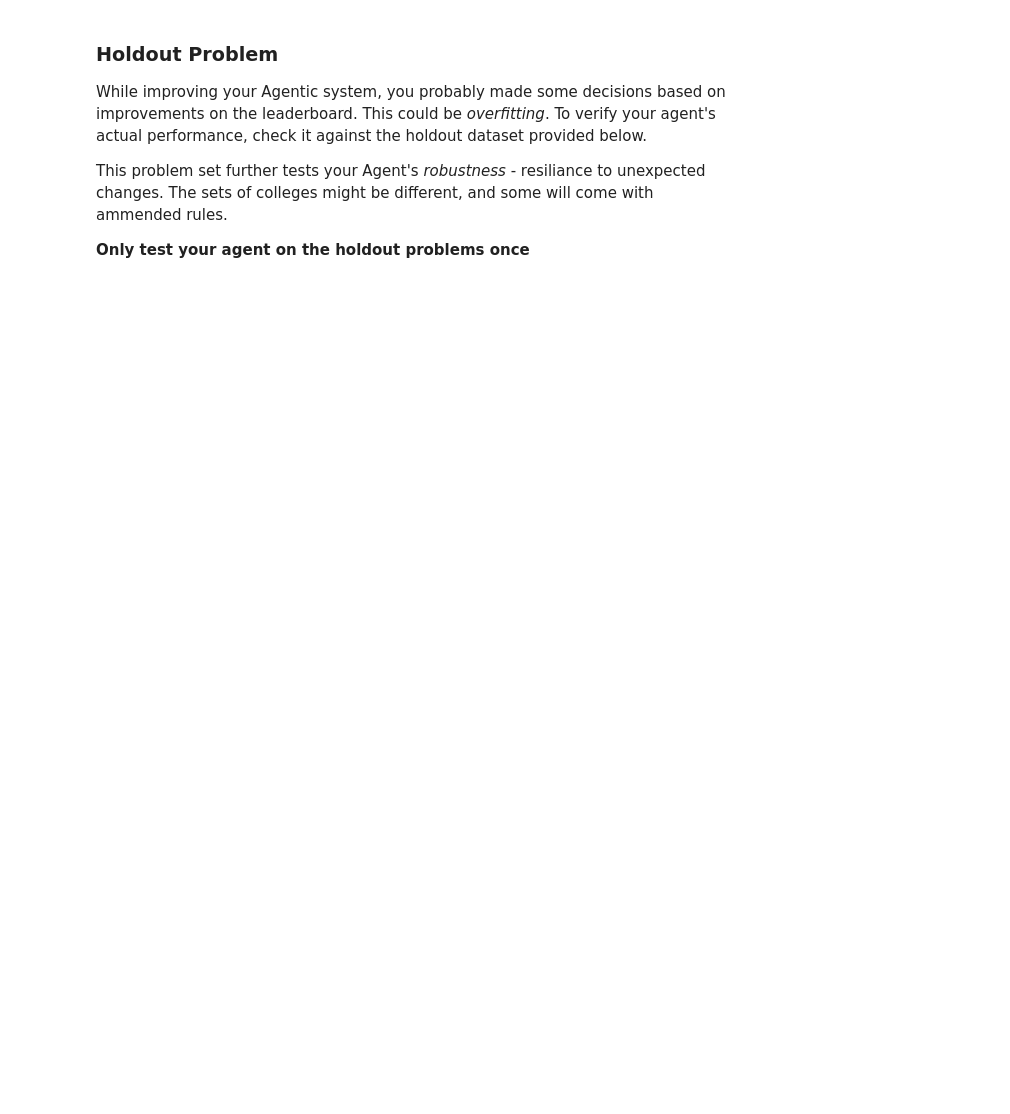
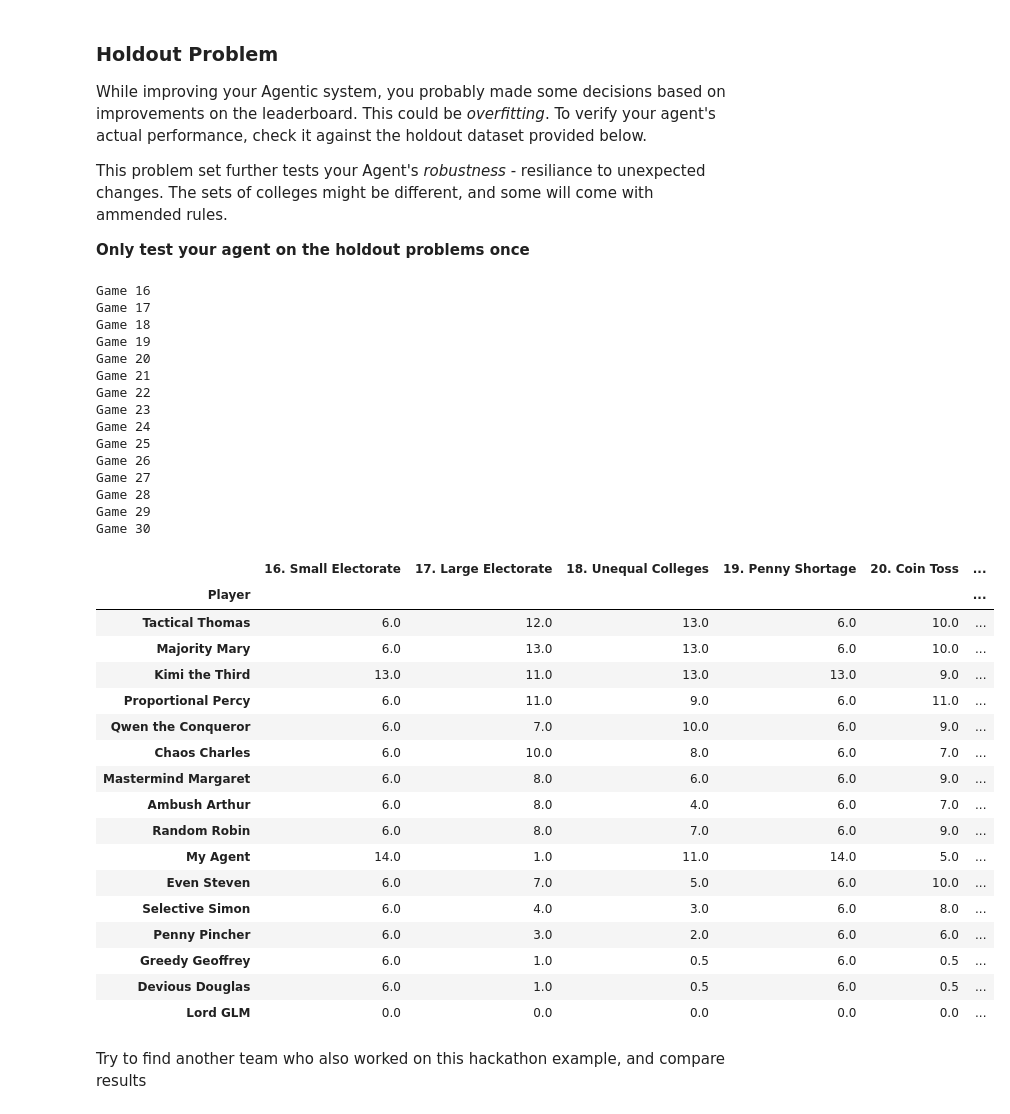
Before and after one commit to acceleratescience/hands-on-agentic-ai, a Jupyter notebook: hackathon/blotto.ipynb, the cells around one changed output. Saved outputs shown, nothing was run; the diff lists cells and outputs as text; code cells hidden in the pictures; blank space fills up the shorter version.

```diff
--- a/hackathon/blotto.ipynb
+++ b/hackathon/blotto.ipynb
@@ -197,3 +231,82 @@ While improving your Agentic system, you probably made some decisions based on i
 This problem set further tests your Agent's *robustness* - resiliance to unexpected changes. The sets of colleges might be different, and some will come with ammended rules.
 
 **Only test your agent on the holdout problems once**
+# %%
+import json
+import pandas as pd
+from pathlib import Path
+
+results = {}
+
+for game_file in sorted((p for p in Path("blotto").glob("game_*.json") if int(p.stem.split("_")[-1]) > 15), key=lambda p: int(p.stem.split("_")[-1])):
+    number = game_file.stem.split("_")[-1]
+    print(f'Game {number}')
+    players_file = game_file.with_name(f"players_{number}.json")
+    if not players_file.exists():
+        continue
+
+    game = json.loads(game_file.read_text())
+    players = json.loads(players_file.read_text())
+    exec(game["evaluation_function"], globals())
+
+    players["My Agent"] = my_agent(f"game_{number}")
+    scores = {name: 0.0 for name in players}
+
+    for name1, allocation1 in players.items():
+        for name2, allocation2 in players.items():
+            if name1 == name2:
+                continue
+            scores[name1] += evaluate(allocation1, allocation2, game["college_fellows"])
+
+    results[f"{number}. {game['name']}"] = scores
+
+df = pd.DataFrame(results).fillna(0)
+df["Total"] = df.sum(axis=1)
+df = df.sort_values("Total", ascending=False)
+df.index.name = "Player"
+
+display(
+    df.style.format("{:.1f}")
+    .apply(lambda row: ["color: red; font-weight: bold" if row.name == "My Agent" else "" for _ in row], axis=1)
+    .map_index(lambda x: "color: red; font-weight: bold" if x == "My Agent" else "", axis=0)
+    .set_table_styles([
+        {"selector": "th.col_heading", "props": [("writing-mode", "vertical-rl"), ("transform", "rotate(180deg)"), ("height", "180px"), ("vertical-align", "bottom"), ("white-space", "nowrap")]},
+        {"selector": "td", "props": [("min-width", "45px"), ("text-align", "center")]}
+    ])
+)
+# %% [output]
+Game 16
+Game 17
+Game 18
+Game 19
+Game 20
+Game 21
+Game 22
+Game 23
+Game 24
+Game 25
+Game 26
+Game 27
+Game 28
+Game 29
+Game 30
+|  | 16. Small Electorate | 17. Large Electorate | 18. Unequal Colleges | 19. Penny Shortage | 20. Coin Toss | ... |
+| Player |  |  |  |  |  | ... |
+| Tactical Thomas | 6.0 | 12.0 | 13.0 | 6.0 | 10.0 | ... |
+| Majority Mary | 6.0 | 13.0 | 13.0 | 6.0 | 10.0 | ... |
+| Kimi the Third | 13.0 | 11.0 | 13.0 | 13.0 | 9.0 | ... |
+| Proportional Percy | 6.0 | 11.0 | 9.0 | 6.0 | 11.0 | ... |
+| Qwen the Conqueror | 6.0 | 7.0 | 10.0 | 6.0 | 9.0 | ... |
+| Chaos Charles | 6.0 | 10.0 | 8.0 | 6.0 | 7.0 | ... |
+| Mastermind Margaret | 6.0 | 8.0 | 6.0 | 6.0 | 9.0 | ... |
+| Ambush Arthur | 6.0 | 8.0 | 4.0 | 6.0 | 7.0 | ... |
+| Random Robin | 6.0 | 8.0 | 7.0 | 6.0 | 9.0 | ... |
+| My Agent | 14.0 | 1.0 | 11.0 | 14.0 | 5.0 | ... |
+| Even Steven | 6.0 | 7.0 | 5.0 | 6.0 | 10.0 | ... |
+| Selective Simon | 6.0 | 4.0 | 3.0 | 6.0 | 8.0 | ... |
+| Penny Pincher | 6.0 | 3.0 | 2.0 | 6.0 | 6.0 | ... |
+| Greedy Geoffrey | 6.0 | 1.0 | 0.5 | 6.0 | 0.5 | ... |
+| Devious Douglas | 6.0 | 1.0 | 0.5 | 6.0 | 0.5 | ... |
+| Lord GLM | 0.0 | 0.0 | 0.0 | 0.0 | 0.0 | ... |
+# %% [markdown]
+Try to find another team who also worked on this hackathon example, and compare results
```
Also changed, not shown: parts of 6 cells of this notebook, 1 other file.
